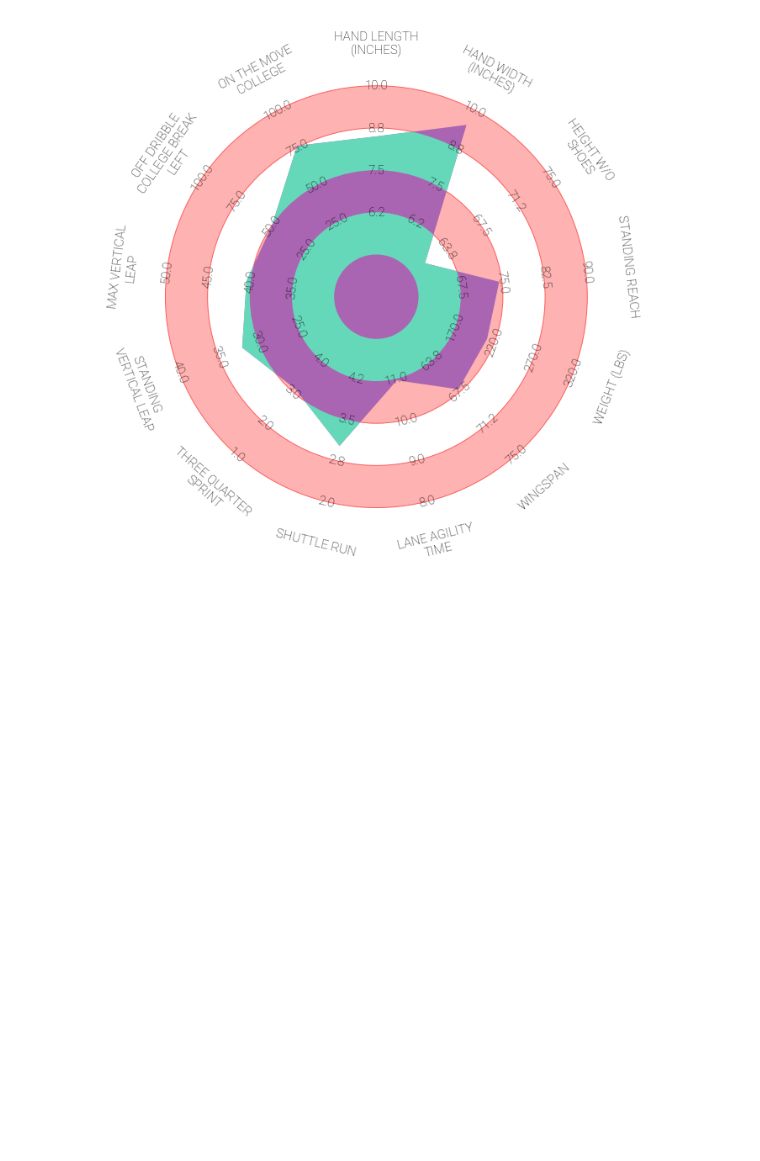
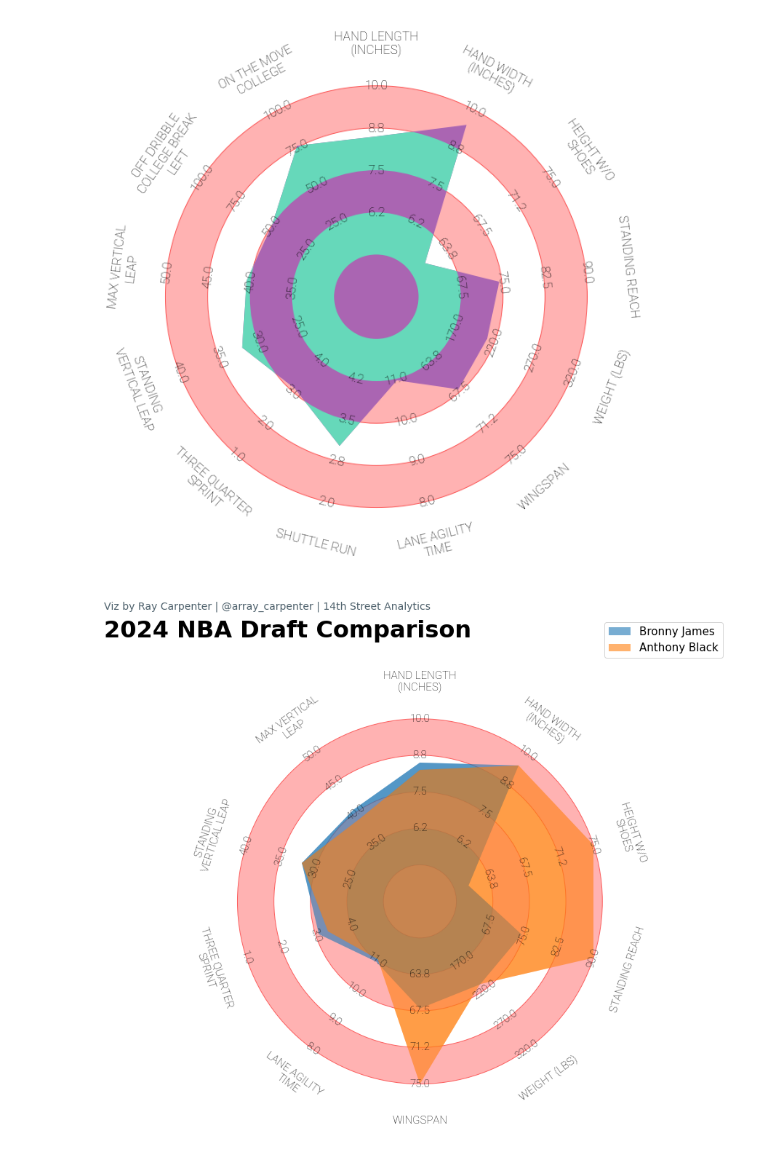
Before and after one commit to array-carpenter/14thstreetanalytics, a Jupyter notebook: basketball/nba_draft.ipynb, the cells around one changed output. Cells and saved outputs as stored; diff of their text form; code cells hidden in the pictures; blank space fills up the shorter version.

```diff
--- a/basketball/nba_draft.ipynb
+++ b/basketball/nba_draft.ipynb
@@ -373,3 +373,94 @@ param_labels = radar.draw_param_labels(ax=ax, fontsize=15, fontproperties=robott
 plt.show()
 # %% [output]
 [figure]
+# %%
+from mplsoccer import radar_chart, Radar, FontManager, grid
+from highlight_text import fig_text
+import matplotlib.pyplot as plt
+
+# Parameter names of the statistics we want to show
+params = [
+    'HAND LENGTH (INCHES)', 'HAND WIDTH (INCHES)', 'HEIGHT W/O SHOES', 'STANDING REACH', 'WEIGHT (LBS)', 'WINGSPAN',
+    'LANE AGILITY TIME', 'SHUTTLE RUN', 'THREE QUARTER SPRINT', 'STANDING VERTICAL LEAP', 'MAX VERTICAL LEAP'
+]
+
+# The lower and upper boundaries for the statistics
+low =  [5, 5, 60, 60, 120, 60, 8, 2, 1, 20, 30]
+high = [10, 10, 75, 90, 320, 75, 12, 5, 5, 40, 50]
+
+# Bronny James values
+bronny_values = [8.5, 9.5, 61.5, 74.5, 210.4, 67.25, 10.96, 3.02, 3.09, 32, 40.5]
+
+# Anthony Black's values (excluding fields where Bronny has no value)
+anthony_values = [8.25, 9.5, 77.75, 102.5, 210, 79.5, 11.04, 0, 3.35, 32, 39]
+
+# Filter out the fields where Anthony Black has a value of 0 or "-"
+filtered_indices = [i for i, value in enumerate(anthony_values) if value != 0 and value != '-']
+filtered_params = [params[i] for i in filtered_indices]
+filtered_low = [low[i] for i in filtered_indices]
+filtered_high = [high[i] for i in filtered_indices]
+filtered_anthony_values = [anthony_values[i] for i in filtered_indices]
+filtered_bronny_values = [bronny_values[i] for i in filtered_indices]
+
+# Add anything to this list where having a lower number is better
+lower_is_better = ['LANE AGILITY TIME', 'SHUTTLE RUN', 'THREE QUARTER SPRINT']
+
+# FontManager URLs
+URL1 = ('https://raw.githubusercontent.com/googlefonts/SourceSerifProGFVersion/main/fonts/SourceSerifPro-Regular.ttf')
+serif_regular = FontManager(URL1)
+URL2 = ('https://raw.githubusercontent.com/googlefonts/SourceSerifProGFVersion/main/fonts/SourceSerifPro-ExtraLight.ttf')
+serif_extra_light = FontManager(URL2)
+URL3 = ('https://raw.githubusercontent.com/google/fonts/main/ofl/rubikmonoone/RubikMonoOne-Regular.ttf')
+rubik_regular = FontManager(URL3)
+URL4 = 'https://raw.githubusercontent.com/googlefonts/roboto/main/src/hinted/Roboto-Thin.ttf'
+robotto_thin = FontManager(URL4)
+URL5 = ('https://raw.githubusercontent.com/google/fonts/main/apache/robotoslab/RobotoSlab%5Bwght%5D.ttf')
+robotto_bold = FontManager(URL5)
+
+radar = Radar(filtered_params, filtered_low, filtered_high,
+              lower_is_better=lower_is_better,
+              round_int=[False] * len(filtered_params),
+              num_rings=4,  # The number of concentric circles (excluding center circle)
+              ring_width=1, center_circle_radius=1)
+
+fig, ax = radar.setup_axis()  # Format axis as a radar
+
+# Set the background color to white
+fig.patch.set_facecolor('white')
+ax.set_facecolor('white')
+
+rings_inner = radar.draw_circles(ax=ax, facecolor='#ffb2b2', edgecolor='#fc5f5f')  # Draw circles
+radar_output_bronny = radar.draw_radar(filtered_bronny_values, ax=ax,
+                                       kwargs_radar={'facecolor': '#1f77b4', 'alpha': 0.6},
+                                       kwargs_rings={'facecolor': '#1f77b4', 'alpha': 0.4})  # Draw the radar for Bronny James
+radar_output_anthony = radar.draw_radar(filtered_anthony_values, ax=ax,
+                                        kwargs_radar={'facecolor': '#ff7f0e', 'alpha': 0.6},
+                                        kwargs_rings={'facecolor': '#ff7f0e', 'alpha': 0.4})  # Draw the radar for Anthony Black
+
+range_labels = radar.draw_range_labels(ax=ax, fontsize=15, fontproperties=robotto_thin.prop)  # Draw the range labels
+param_labels = radar.draw_param_labels(ax=ax, fontsize=15, fontproperties=robotto_thin.prop)  # Draw the param labels
+
+# Add a legend and move it to the top right
+legend = ax.legend([radar_output_bronny[0], radar_output_anthony[0]],
+                   ['Bronny James', 'Anthony Black'],
+                   loc='upper right', bbox_to_anchor=(1.15, 1.1), fontsize=15, frameon=True)
+
+# Add title and footer text
+fig_text(
+    x=0.01, y=0.95,
+    s="2024 NBA Draft Comparison",
+    va="top", ha="left",
+    fontsize=32, color="black", weight="bold",
+    fig=fig
+)
+fig_text(
+    x=0.01, y=.98,
+    s="Viz by Ray Carpenter | @array_carpenter | 14th Street Analytics",
+    va="top", ha="left",
+    fontsize=14, color="#4E616C",
+    fig=fig
+)
+
+plt.show()
+# %% [output]
+[figure, added]
```
Also changed, not shown: parts of 1 cell of this notebook.
